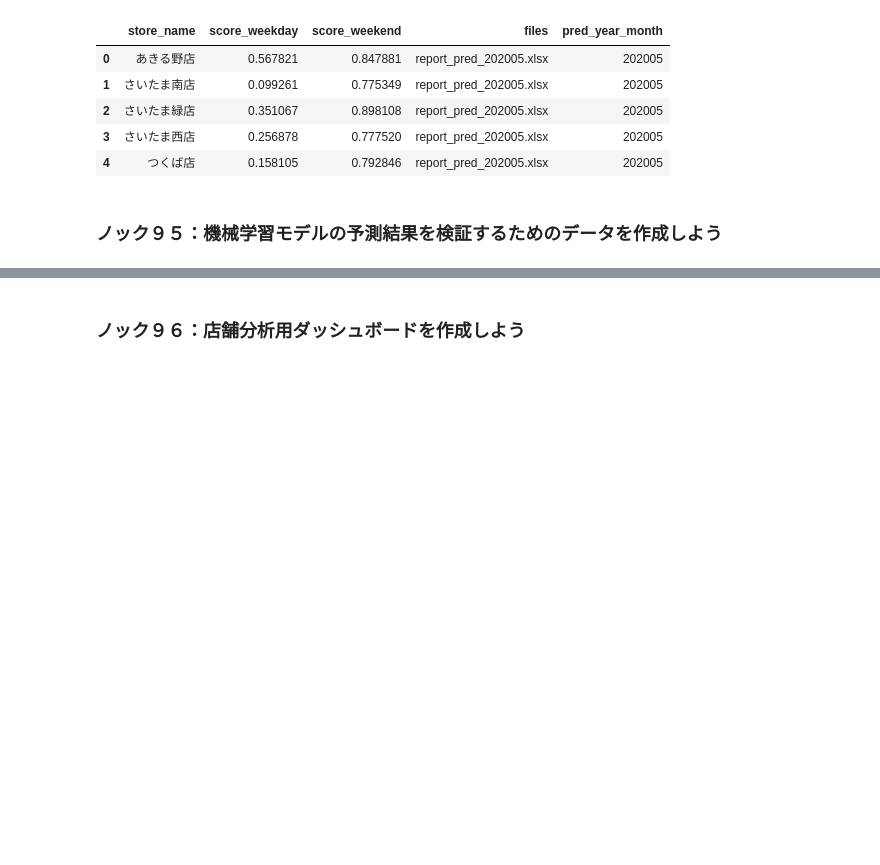
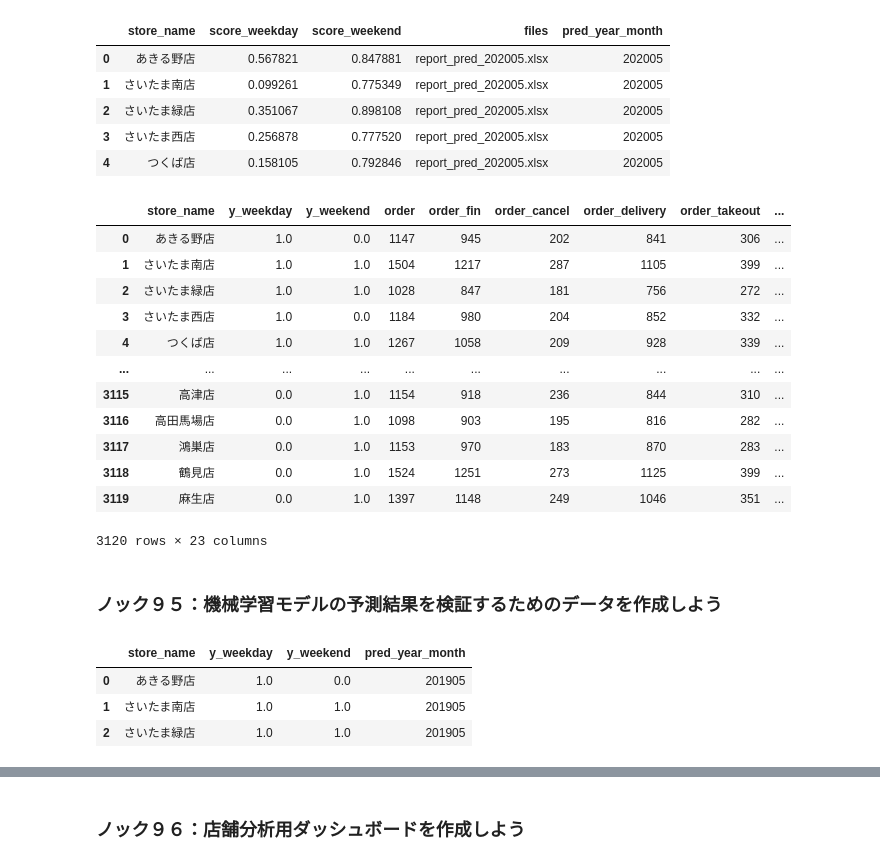
Before and after one commit to HayateSato/Pra, a Jupyter notebook: 10章_機械学習システムのダッシュボードを作成する１０本ノック.ipynb, the cells around one changed output, grey strips where cells are left out. Cells and saved outputs as stored; diff of their text form; code cells hidden in the pictures; blank space fills up the shorter version.

Commit message:
pre processing data for ML

```diff
--- a/10章_機械学習システムのダッシュボードを作成する１０本ノック.ipynb
+++ b/10章_機械学習システムのダッシュボードを作成する１０本ノック.ipynb
@@ -143,5 +143,34 @@ report_all.head()
 | 2 | さいたま緑店 | 0.351067 | 0.898108 | report_pred_202005.xlsx | 202005 |
 | 3 | さいたま西店 | 0.256878 | 0.777520 | report_pred_202005.xlsx | 202005 |
 | 4 | つくば店 | 0.158105 | 0.792846 | report_pred_202005.xlsx | 202005 |
+# %%
+ml_base_data
+# %% [output]
+|  | store_name | y_weekday | y_weekend | order | order_fin | order_cancel | order_delivery | order_takeout | ... |
+| 0 | あきる野店 | 1.0 | 0.0 | 1147 | 945 | 202 | 841 | 306 | ... |
+| 1 | さいたま南店 | 1.0 | 1.0 | 1504 | 1217 | 287 | 1105 | 399 | ... |
+| 2 | さいたま緑店 | 1.0 | 1.0 | 1028 | 847 | 181 | 756 | 272 | ... |
+| 3 | さいたま西店 | 1.0 | 0.0 | 1184 | 980 | 204 | 852 | 332 | ... |
+| 4 | つくば店 | 1.0 | 1.0 | 1267 | 1058 | 209 | 928 | 339 | ... |
+| ... | ... | ... | ... | ... | ... | ... | ... | ... | ... |
+| 3115 | 高津店 | 0.0 | 1.0 | 1154 | 918 | 236 | 844 | 310 | ... |
+| 3116 | 高田馬場店 | 0.0 | 1.0 | 1098 | 903 | 195 | 816 | 282 | ... |
+| 3117 | 鴻巣店 | 0.0 | 1.0 | 1153 | 970 | 183 | 870 | 283 | ... |
+| 3118 | 鶴見店 | 0.0 | 1.0 | 1524 | 1251 | 273 | 1125 | 399 | ... |
+| 3119 | 麻生店 | 0.0 | 1.0 | 1397 | 1148 | 249 | 1046 | 351 | ... |
+3120 rows × 23 columns
 # %% [markdown]
 ### ノック９５：機械学習モデルの予測結果を検証するためのデータを作成しよう
+# %%
+ml_data = ml_base_data[['store_name','y_weekday', 'y_weekend','year_month']].copy()
+ml_data.loc[:,'pred_year_month'] = pd.to_datetime(ml_data['year_month'], format='%Y%m')
+from dateutil.relativedelta import relativedelta
+ml_data.loc[:,'pred_year_month'] = ml_data['pred_year_month'].map(lambda x: x + relativedelta(months=1))
+ml_data.loc[:,'pred_year_month'] = ml_data['pred_year_month'].dt.strftime('%Y%m')
+del ml_data['year_month']
+ml_data.head(3)
+# %% [output]
+|  | store_name | y_weekday | y_weekend | pred_year_month |
+| 0 | あきる野店 | 1.0 | 0.0 | 201905 |
+| 1 | さいたま南店 | 1.0 | 1.0 | 201905 |
+| 2 | さいたま緑店 | 1.0 | 1.0 | 201905 |
```
Also changed, not shown: parts of 2 cells of this notebook.
